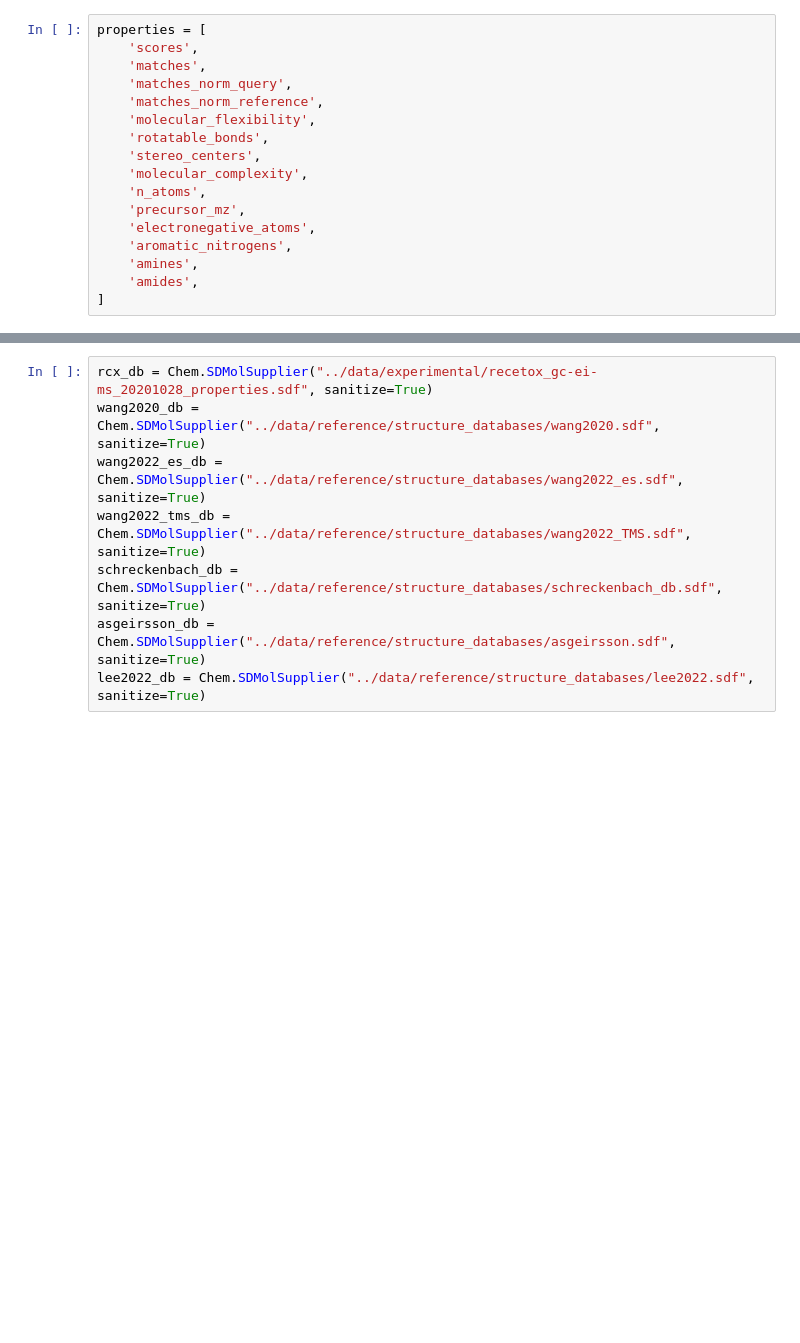
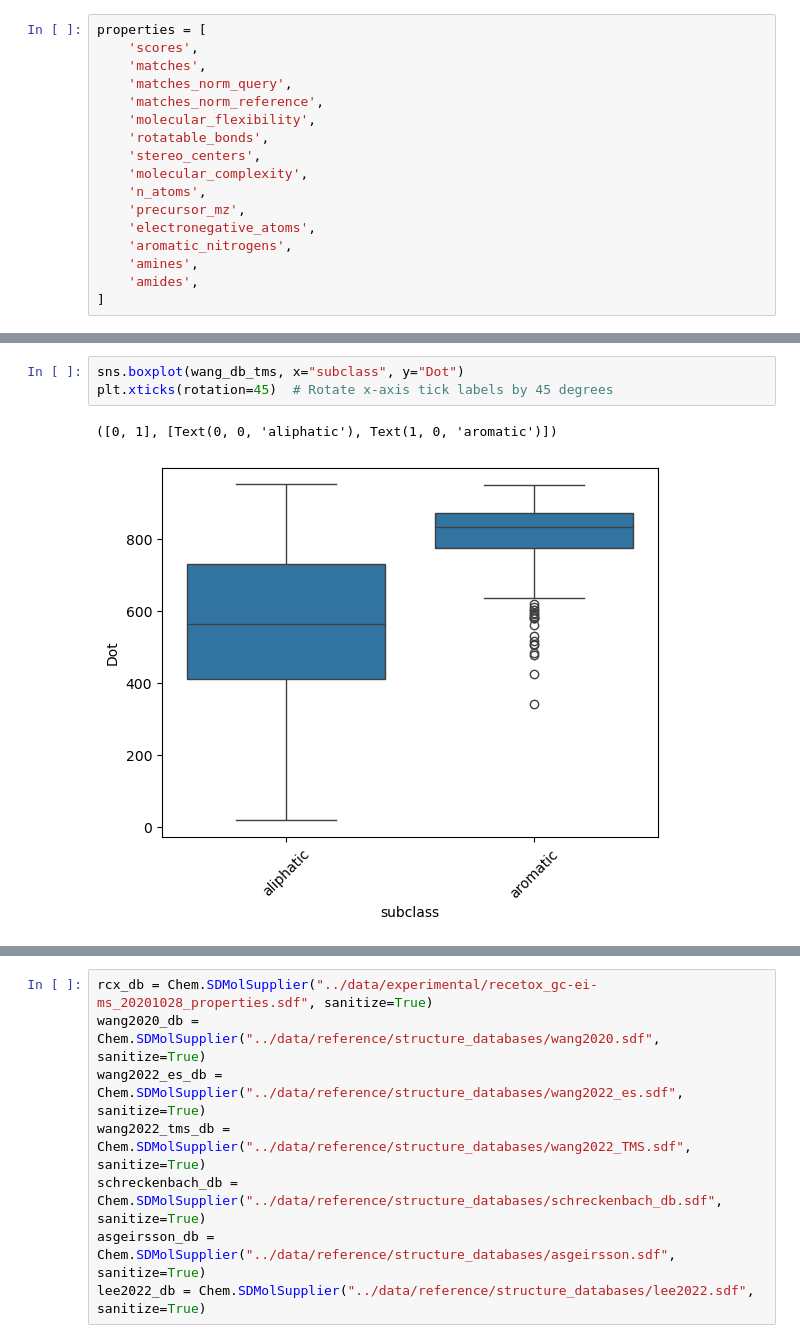
Before and after one commit to RECETOX/ei_spectra_predictions, a Jupyter notebook: analysis/Python_scripts/comparisons.ipynb, the cells around one changed output, grey strips where cells are left out. Saved outputs shown, nothing was run; the diff lists cells and outputs as text; blank space fills up the shorter version.

```diff
--- a/analysis/Python_scripts/comparisons.ipynb
+++ b/analysis/Python_scripts/comparisons.ipynb
@@ -61,0 +101,6 @@ our_means = df[properties].mean()
+# %%
+sns.boxplot(wang_db_tms, x="subclass", y="Dot")
+plt.xticks(rotation=45)  # Rotate x-axis tick labels by 45 degrees
+# %% [output]
+([0, 1], [Text(0, 0, 'aliphatic'), Text(1, 0, 'aromatic')])
+[figure, added]
```
Also changed, not shown: parts of 12 cells of this notebook, 11 other files.
